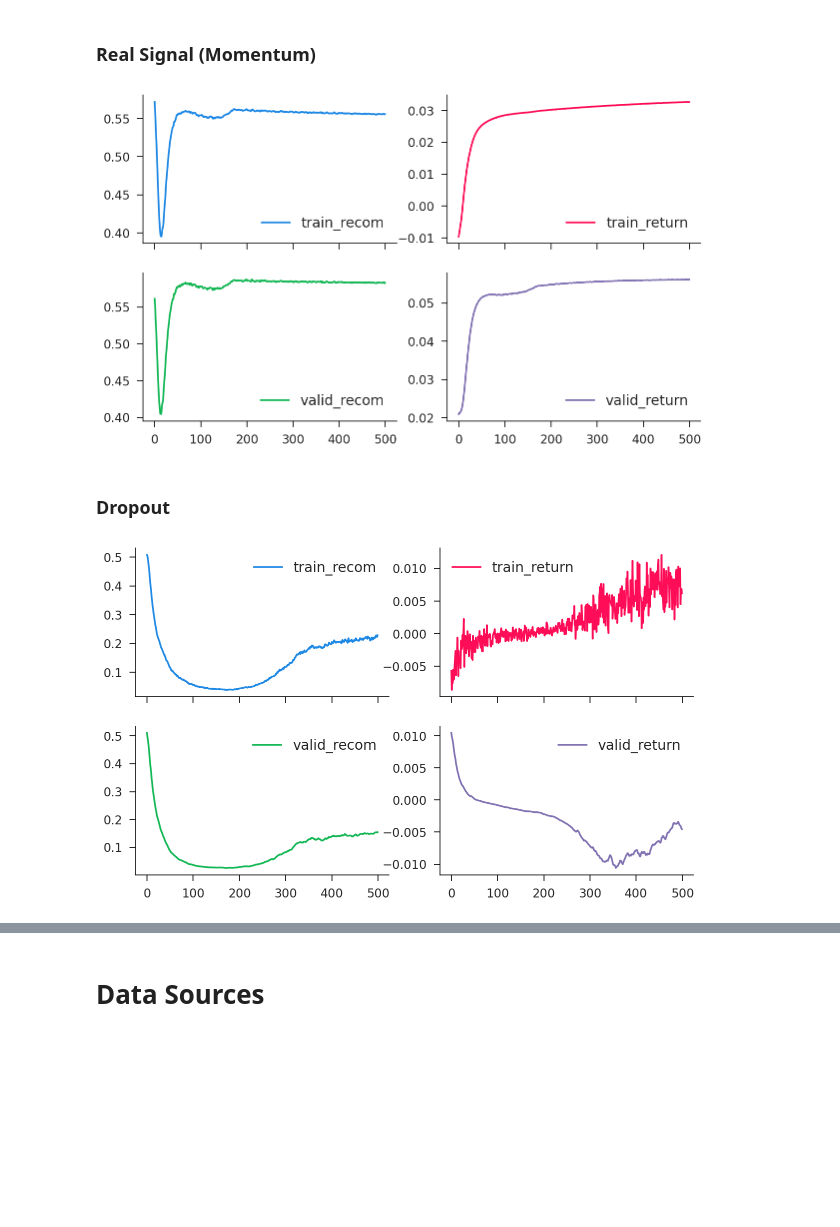
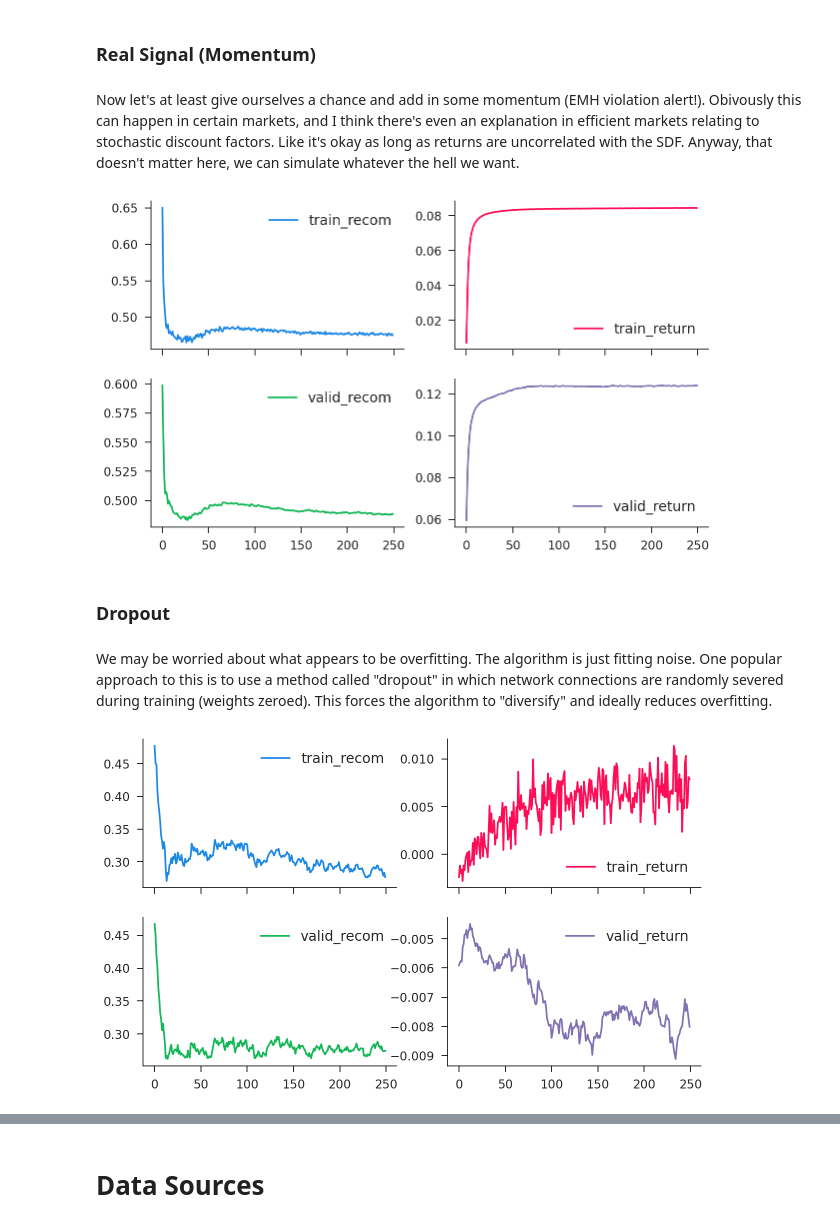
Before and after one commit to iamlemec/grad_code, a Jupyter notebook: lecture_5.ipynb, the cells around one changed output, grey strips where cells are left out. Saved outputs shown, nothing was run; the diff lists cells and outputs as text; code cells hidden in the pictures; blank space fills up the shorter version.

```diff
--- a/lecture_5.ipynb
+++ b/lecture_5.ipynb
@@ -66,7 +104,10 @@ def neural_stats(logits, y):
 # %%
 # make model and optimizer
 model = Neural()
-optim = torch.optim.Adam(model.parameters(), lr=0.01)
+optim = torch.optim.RMSprop(model.parameters(), lr=0.01)
+
+# define loss function
+bce_loss = nn.CrossEntropyLoss()
 
 # track history
 history = []
@@ -110,6 +153,6 @@ history.plot(subplots=True, layout=(1, 3), figsize=(12, 3));
 # parameters
 N = 1000 # number of training series
 M = 100 # number of validation series
-T = 10 # total time length
-L = 4 # sequence length
+T = 20 # total time length
+L = 4 # history window length
 K = T - L # number of subseries
@@ -116,9 +168,10 @@ K = T - L # number of subseries
 # %%
-# generate overlapping sequences
+# generate overlapping sequences with l-length history and single outcome
 def generate_sequences(vec, l):
     n, t = vec.shape
     k = t - l
-    series = torch.stack([vec[:, i:i+l] for i in range(k)], axis=-1)
-    series = series.transpose(1, 2).reshape((n*k, -1))
-    target = vec[:, l:].reshape((n*k,))
+    index0 = torch.arange(l).unsqueeze(0) + torch.arange(k).unsqueeze(1)
+    index = index0.flatten().expand(n, k*l)
+    series = torch.gather(vec, 1, index).reshape(n*k, l)
+    target = vec[:, l:].reshape(n*k)
     return series, target
@@ -142,7 +200,7 @@ def neural_trader(model, train_data, valid_data, lr=0.01, epochs=25, batch_size=
     valid_x, valid_y = valid_data.tensors
 
     # make model and optimizer
-    optim = torch.optim.Adam(model.parameters(), lr=lr)
+    optim = torch.optim.RMSprop(model.parameters(), lr=lr)
 
     # track history
     history = []
@@ -206,3 +266,5 @@ history.plot(subplots=True, layout=(2, 2), figsize=(10, 6));
 # %% [markdown]
 ### Real Signal (Momentum)
+# %% [markdown]
+Now let's at least give ourselves a chance and add in some momentum (EMH violation alert!). Obivously this can happen in certain markets, and I think there's even an explanation in efficient markets relating to stochastic discount factors. Like it's okay as long as returns are uncorrelated with the SDF. Anyway, that doesn't matter here, we can simulate whatever the hell we want.
 # %%
@@ -221,12 +285,14 @@ valid_moment_series, valid_moment_target = generate_sequences(valid_moment_retur
 valid_moment_data = torch.utils.data.TensorDataset(valid_moment_series, valid_moment_target)
 # %%
 model_moment = NeuralTrader(lag=L, hid=5)
-history = neural_trader(model_moment, train_moment_data, valid_moment_data, epochs=500)
+history = neural_trader(model_moment, train_moment_data, valid_moment_data, epochs=250)
 history.plot(subplots=True, layout=(2, 2), figsize=(10, 6));
 # %% [output]
-[figure, old version]
+[figure, new version]
 # %% [markdown]
 ### Dropout
+# %% [markdown]
+We may be worried about what appears to be overfitting. The algorithm is just fitting noise. One popular approach to this is to use a method called "dropout" in which network connections are randomly severed during training (weights zeroed). This forces the algorithm to "diversify" and ideally reduces overfitting.
 # %%
 # simple neural trader (long only)
 class DropoutTrader(nn.Module):
@@ -245,9 +312,9 @@ class DropoutTrader(nn.Module):
         return x.squeeze()
 # %%
 model_random_dropout = DropoutTrader(lag=L, hid=5, drop=0.5)
-history = neural_trader(model_random_dropout, train_random_data, valid_random_data, epochs=500)
+history = neural_trader(model_random_dropout, train_random_data, valid_random_data, epochs=250)
 history.plot(subplots=True, layout=(2, 2), figsize=(10, 6));
 # %% [output]
-[figure, old version]
+[figure, new version]
 # %%
 model_moment_dropout = DropoutTrader(lag=L, hid=5, drop=0.5)
```
Also changed, not shown: parts of 45 cells of this notebook, 1 other file.
